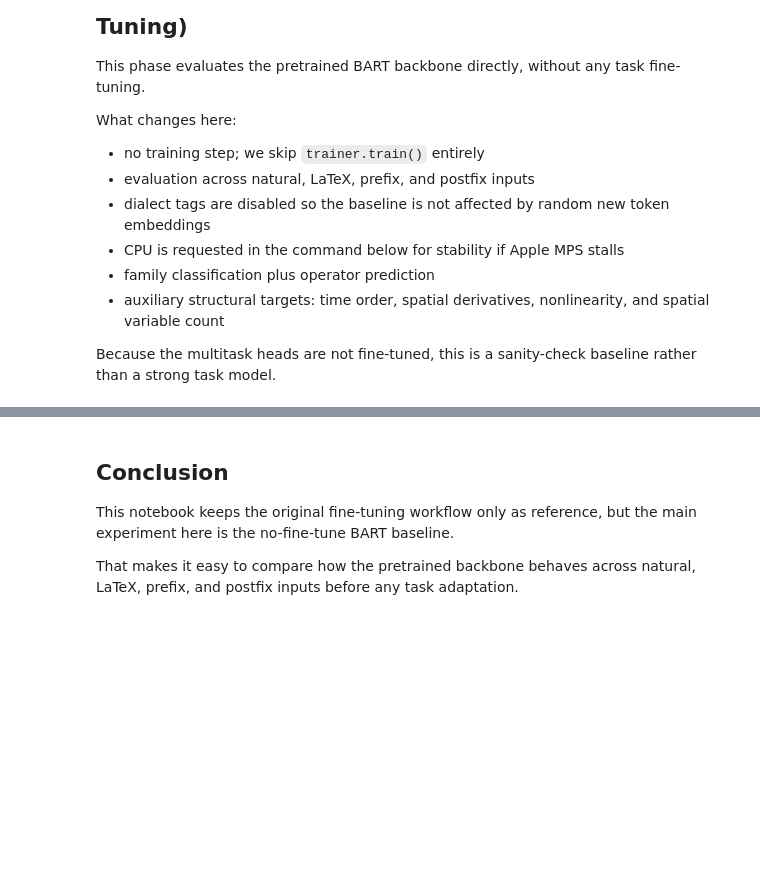
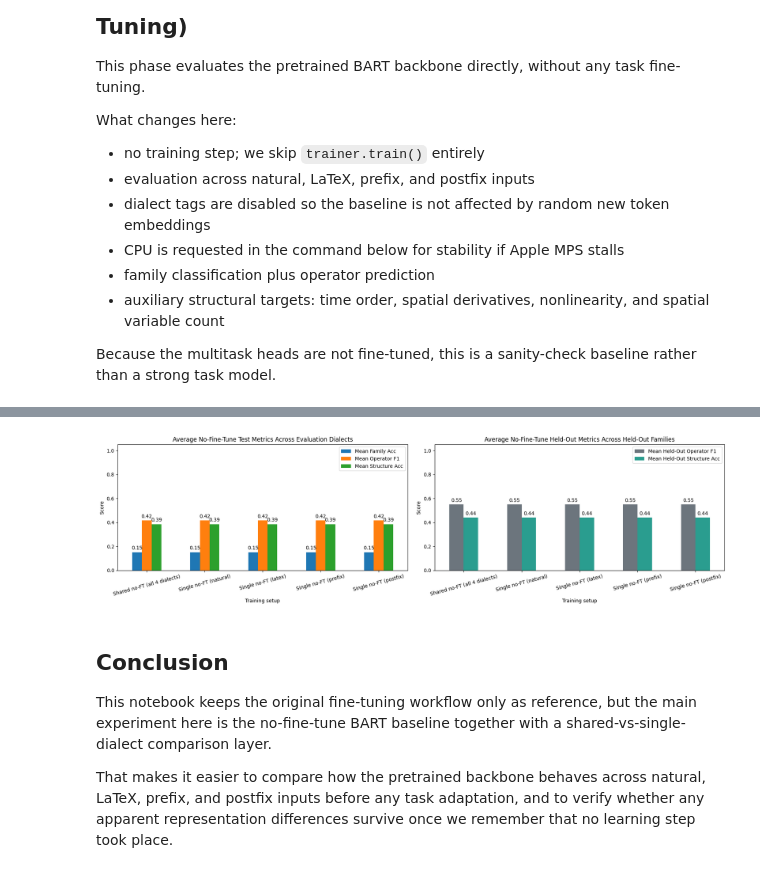
Before and after one commit to RaghavKrishn/Nlp-group-final-project, a Jupyter notebook: BART_PDE_Classification_no_fine_tune.ipynb, the cells around one changed output, grey strips where cells are left out. Cells and saved outputs as stored; diff of their text form; code cells hidden in the pictures; blank space fills up the shorter version.

Commit message:
verify the BART model and test the non-fine-tuning part

```diff
--- a/BART_PDE_Classification_no_fine_tune.ipynb
+++ b/BART_PDE_Classification_no_fine_tune.ipynb
@@ -389,4 +572,5 @@ subprocess.run(BASELINE_CMD, check=True)
 # %%
+
 if not NO_FT_METRICS_PATH.exists():
     raise FileNotFoundError(
         f'{NO_FT_METRICS_PATH} does not exist yet. Run the no-fine-tune evaluation cell first.'
@@ -408,6 +592,18 @@ ordered_cols = [
     'nonlinear_accuracy',
     'spatial_var_accuracy',
 ]
+metric_formats = {column: '{:.2%}' for column in ordered_cols}
 
 baseline_val_df = baseline_val_df[ordered_cols]
 baseline_test_df = baseline_test_df[ordered_cols]
+
+held_out_metric_frames = {}
+for dataset_name, dataset_metrics in multitask_summary.get('held_out_metrics', {}).items():
+    df = pd.DataFrame(dataset_metrics).T.sort_index()
+    for column in ordered_cols:
+        if column not in df.columns:
+            df[column] = pd.NA
+    extra_cols = [column for column in ['family_accuracy_support', 'top_predicted_family'] if column in df.columns]
+    if 'family_accuracy_support' in df.columns:
+        df['family_accuracy_support'] = df['family_accuracy_support'].astype('Int64')
+    held_out_metric_frames[dataset_name] = df[ordered_cols + extra_cols]
@@ -475,6 +1138,50 @@ display(config_summary)
+# %%
+plot_columns = ['Mean Family Acc', 'Mean Operator F1', 'Mean Structure Acc']
+has_held_out_summary = {
+    'Mean Held-Out Operator F1',
+    'Mean Held-Out Structure Acc',
+}.issubset(overall_compare_df.columns)
+
+if has_held_out_summary:
+    fig, axes = plt.subplots(1, 2, figsize=(18, 5))
+    test_ax, held_out_ax = axes
+else:
+    fig, test_ax = plt.subplots(1, 1, figsize=(10, 5))
+    held_out_ax = None
+
+overall_compare_df[plot_columns].plot(
+    kind='bar',
+    ax=test_ax,
+    ylim=(0, 1.05),
+    rot=15,
+)
+test_ax.set_title('Average No-Fine-Tune Test Metrics Across Evaluation Dialects')
+test_ax.set_ylabel('Score')
+test_ax.set_xlabel('Training setup')
+for container in test_ax.containers:
+    test_ax.bar_label(container, fmt='%.2f', padding=3)
+
+if held_out_ax is not None:
+    overall_compare_df[['Mean Held-Out Operator F1', 'Mean Held-Out Structure Acc']].plot(
+        kind='bar',
+        ax=held_out_ax,
+        ylim=(0, 1.05),
+        rot=15,
+        color=['#6c757d', '#2a9d8f'],
+    )
+    held_out_ax.set_title('Average No-Fine-Tune Held-Out Metrics Across Held-Out Families')
+    held_out_ax.set_ylabel('Score')
+    held_out_ax.set_xlabel('Training setup')
+    for container in held_out_ax.containers:
+        held_out_ax.bar_label(container, fmt='%.2f', padding=3)
+
+plt.tight_layout()
+plt.show()
+# %% [output]
+[figure, added]
 # %% [markdown]
 ## Conclusion
 
-This notebook keeps the original fine-tuning workflow only as reference, but the main experiment here is the no-fine-tune BART baseline.
+This notebook keeps the original fine-tuning workflow only as reference, but the main experiment here is the no-fine-tune BART baseline together with a shared-vs-single-dialect comparison layer.
 
-That makes it easy to compare how the pretrained backbone behaves across natural, LaTeX, prefix, and postfix inputs before any task adaptation.
+That makes it easier to compare how the pretrained backbone behaves across natural, LaTeX, prefix, and postfix inputs before any task adaptation, and to verify whether any apparent representation differences survive once we remember that no learning step took place.
```
Also changed, not shown: parts of 23 cells of this notebook, 19 other files.
